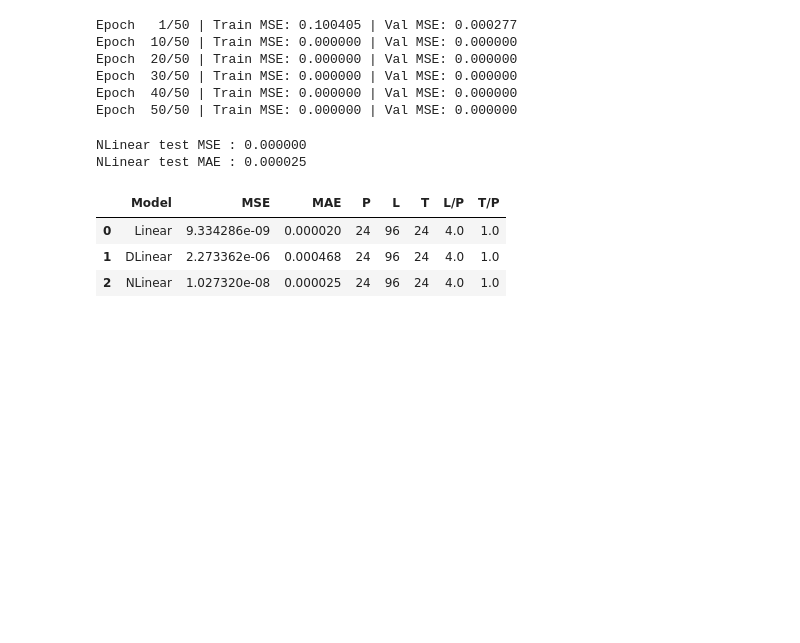
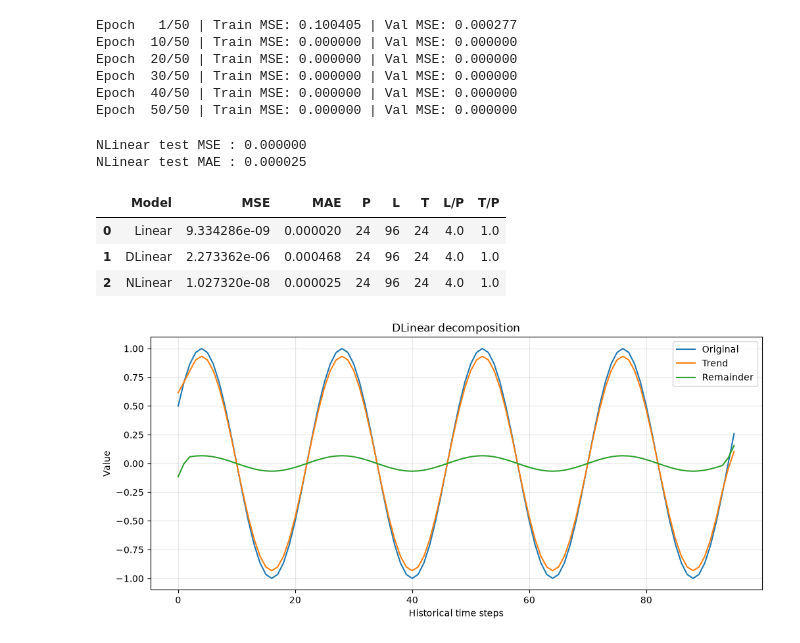
Before and after one commit to AIVIETNAM-AIO-TruongPV/Dlinear_Stress_Test, a Jupyter notebook: notebooks/setup.ipynb, the cells around one changed output. Cells and saved outputs as stored; diff of their text form; code cells hidden in the pictures; blank space fills up the shorter version.

Commit message:
add stress test pipeline

```diff
--- a/notebooks/setup.ipynb
+++ b/notebooks/setup.ipynb
@@ -800,3 +800,38 @@ comparison
 | 0 | Linear | 9.334286e-09 | 0.000020 | 24 | 96 | 24 | 4.0 | 1.0 |
 | 1 | DLinear | 2.273362e-06 | 0.000468 | 24 | 96 | 24 | 4.0 | 1.0 |
 | 2 | NLinear | 1.027320e-08 | 0.000025 | 24 | 96 | 24 | 4.0 | 1.0 |
+# %%
+sample_id = 0 # lấy ra một điểm
+
+x_sample = X_test[sample_id:sample_id + 1]
+# %%
+with torch.no_grad():
+
+    trend_component = dlinear_model.moving_avg(x_sample)
+
+    remainder_component = (x_sample - trend_component)
+# %%
+# chuyển đổi dữ liệu tensor sang numpy để trực quan hóa
+x_np = x_sample.squeeze().numpy()
+
+trend_np = (trend_component.squeeze().numpy())
+
+remainder_np = (remainder_component.squeeze().numpy())
+# %%
+plt.figure(figsize=(12, 5))
+
+plt.plot( x_np, label="Original")
+
+plt.plot(trend_np, label="Trend")
+
+plt.plot(remainder_np, label="Remainder")
+
+plt.xlabel("Historical time steps")
+plt.ylabel("Value")
+plt.title("DLinear decomposition")
+plt.legend()
+plt.grid(alpha=0.3)
+
+plt.show()
+# %% [output]
+[figure, added]
```
Also changed, not shown: parts of 3 cells of this notebook, 12 other files.
